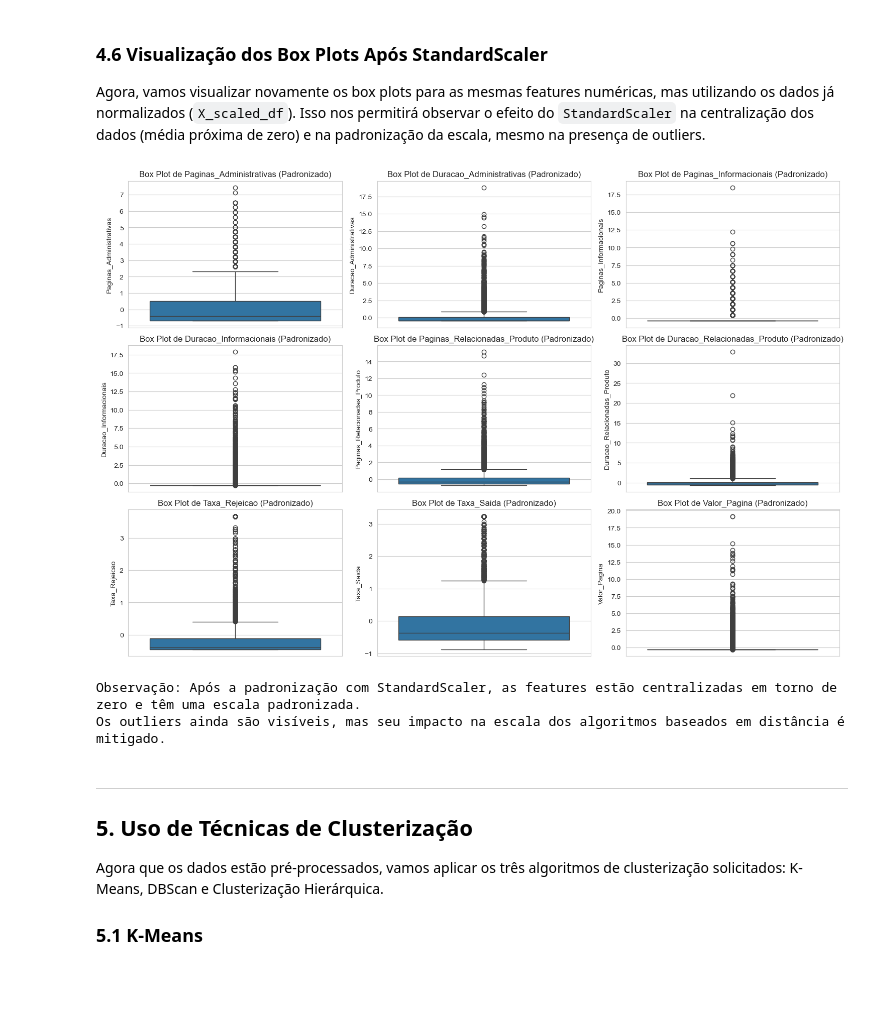
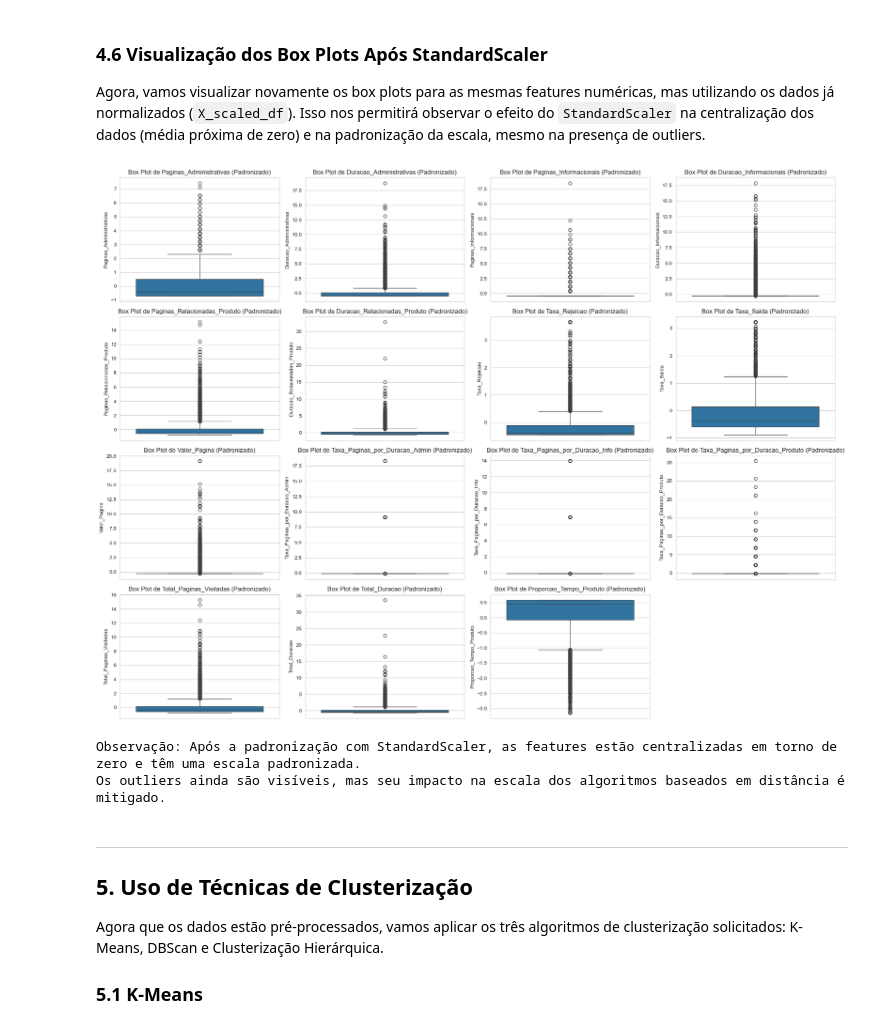
Before and after one commit to MLGODS/Project02-UnsupervisedLearning, a Jupyter notebook: Trabalho_de_Clusterização_de_Comportamento_de_Compras_Online.ipynb, the cells around one changed output. Saved outputs shown, nothing was run; the diff lists cells and outputs as text; code cells hidden in the pictures; blank space fills up the shorter version.

Commit message:
melhorando o preprocessamento ate o scaler

```diff
--- a/Trabalho_de_Clusterização_de_Comportamento_de_Compras_Online.ipynb
+++ b/Trabalho_de_Clusterização_de_Comportamento_de_Compras_Online.ipynb
@@ -286,0 +315,22 @@ max                    1.513858e+01
+# %%
+# --- Concatenação das Partes e Padronização Final ---
+
+# X_final_processed é o DataFrame completo com todas as features numéricas (originais e engenheiradas)
+# e as features categóricas transformadas em dummies.
+X_final_processed = pd.concat([df_numeric_part, df_categorical_part], axis=1)
+
+print("\n### Shape do DataFrame final processado (antes da padronização) ###")
+print(X_final_processed.shape)
+print("\n### Primeiras linhas do DataFrame final processado ###")
+print(X_final_processed.head())
+
+# Aplicação do StandardScaler
+scaler = StandardScaler()
+X_scaled = scaler.fit_transform(X_final_processed)
+
+# Transformar de volta para DataFrame para manter os nomes das colunas
+X_scaled_df = pd.DataFrame(X_scaled, columns=X_final_processed.columns)
+
+print("\nDataFrame padronizado (X_scaled_df) - Pronto para pré-clusterização e clusterização:")
+print(X_scaled_df.head())
+print(f"Shape: {X_scaled_df.shape}")
@@ -289,18 +357,24 @@ max                    1.513858e+01
 
 Agora, vamos visualizar novamente os box plots para as mesmas features numéricas, mas utilizando os dados já normalizados (`X_scaled_df`). Isso nos permitirá observar o efeito do `StandardScaler` na centralização dos dados (média próxima de zero) e na padronização da escala, mesmo na presença de outliers.
 # %%
-plt.figure(figsize=(15, 10))
-for i, col in enumerate(numeric_cols): # Reutilizando numeric_cols para as features originais
-    plt.subplot(3, 3, i + 1)
+# Lista de colunas numéricas originais e novas features para visualização
+all_numeric_and_engineered_cols = ['Paginas_Administrativas', 'Duracao_Administrativas', 'Paginas_Informacionais', 'Duracao_Informacionais',
+                'Paginas_Relacionadas_Produto', 'Duracao_Relacionadas_Produto', 'Taxa_Rejeicao', 'Taxa_Saida', 'Valor_Pagina',
+                'Taxa_Paginas_por_Duracao_Admin', 'Taxa_Paginas_por_Duracao_Info', 'Taxa_Paginas_por_Duracao_Produto',
+                'Total_Paginas_Visitadas', 'Total_Duracao', 'Proporcao_Tempo_Produto']
+
+plt.figure(figsize=(20, 15))
+for i, col in enumerate(all_numeric_and_engineered_cols):
+    plt.subplot(4, 4, i + 1)
     sns.boxplot(y=X_scaled_df[col])
     plt.title(f'Box Plot de {col} (Padronizado)')
 plt.tight_layout()
 plt.show()
 
 print("\nObservação: Após a padronização com StandardScaler, as features estão centralizadas em torno de zero e têm uma escala padronizada.")
 print("Os outliers ainda são visíveis, mas seu impacto na escala dos algoritmos baseados em distância é mitigado.")
 # %% [output]
-[figure, old version]
+[figure, new version]
 Observação: Após a padronização com StandardScaler, as features estão centralizadas em torno de zero e têm uma escala padronizada.
 Os outliers ainda são visíveis, mas seu impacto na escala dos algoritmos baseados em distância é mitigado.
 # %% [markdown]
```
Also changed, not shown: parts of 9 cells of this notebook, 1 other file.
